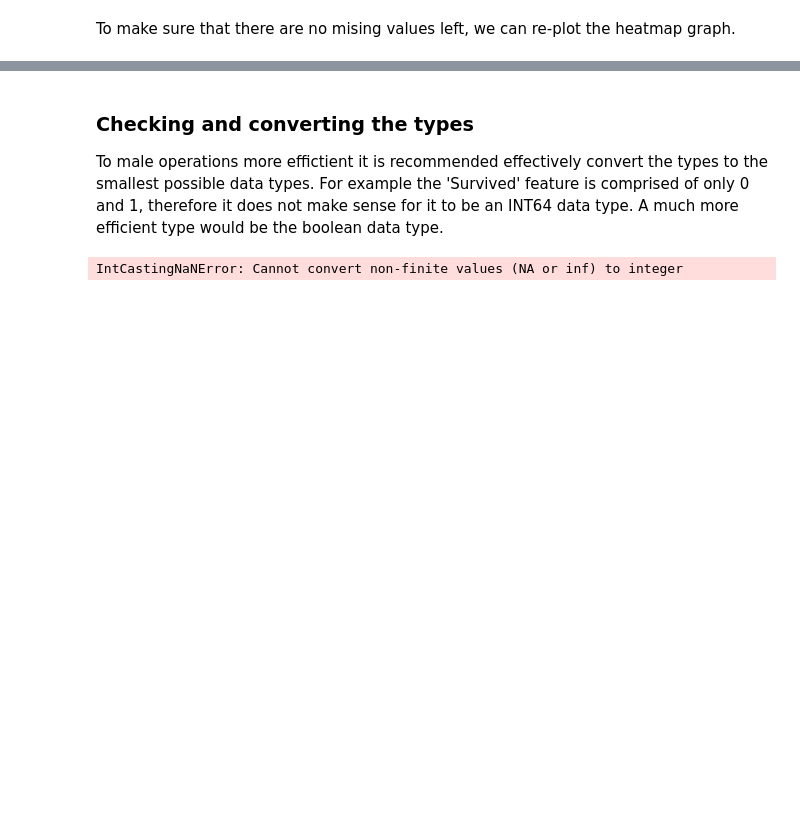
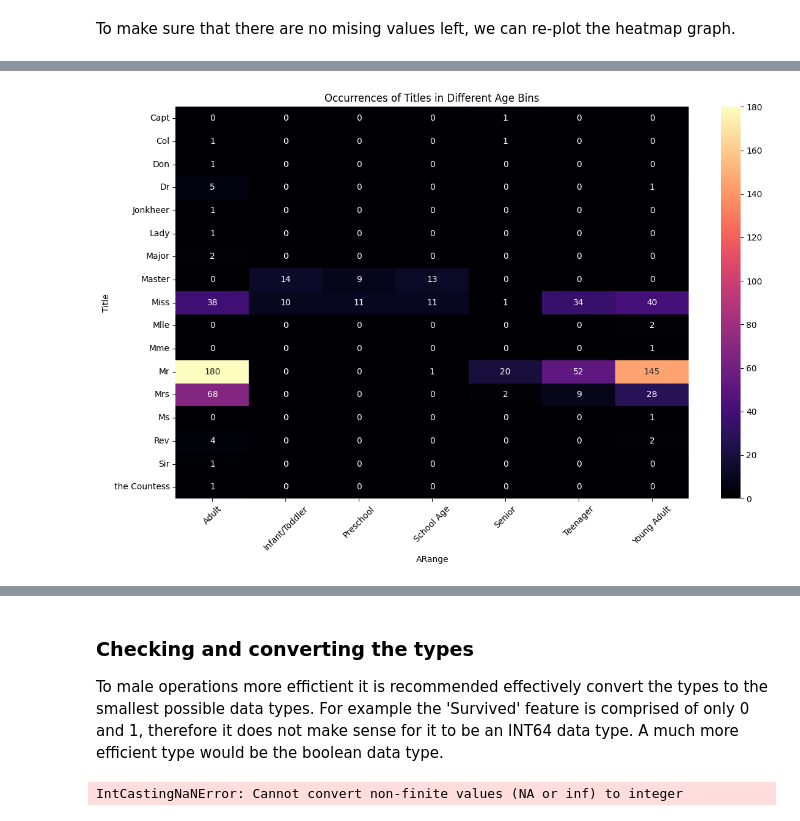
Before and after one commit to n3ur0mancer/kaggle_titanic_competition, a Jupyter notebook: titanic_comp_full.ipynb, the cells around one changed output, grey strips where cells are left out. Drawn from its saved outputs; the diff is of its cells as text; code cells hidden in the pictures; blank space fills up the shorter version.

```diff
--- a/titanic_comp_full.ipynb
+++ b/titanic_comp_full.ipynb
@@ -196,0 +243,24 @@ To make sure that there are no mising values left, we can re-plot the heatmap gr
+# %%
+# Create a plot to show the distribution of the ARange (age bins) per Title using seaborn
+
+filtered_df = df_clean[df_clean['ARange'] != 'Unknown']
+cross_tab = pd.crosstab(df_clean['Title'], filtered_df['ARange'])
+
+plt.figure(figsize=(12, 8))
+
+# Create the heatmap plot
+sns.heatmap(cross_tab, annot=True, fmt='d', cmap='magma')
+
+# Set plot title and labels
+plt.title("Occurrences of Titles in Different Age Bins")
+plt.xlabel("ARange")
+plt.ylabel("Title")
+
+# Rotate x-axis labels for better readability
+plt.xticks(rotation=45)
+
+# Show the plot
+plt.tight_layout()
+plt.show()
+# %% [output]
+[figure, added]
```
Also changed, not shown: parts of 4 cells of this notebook.
